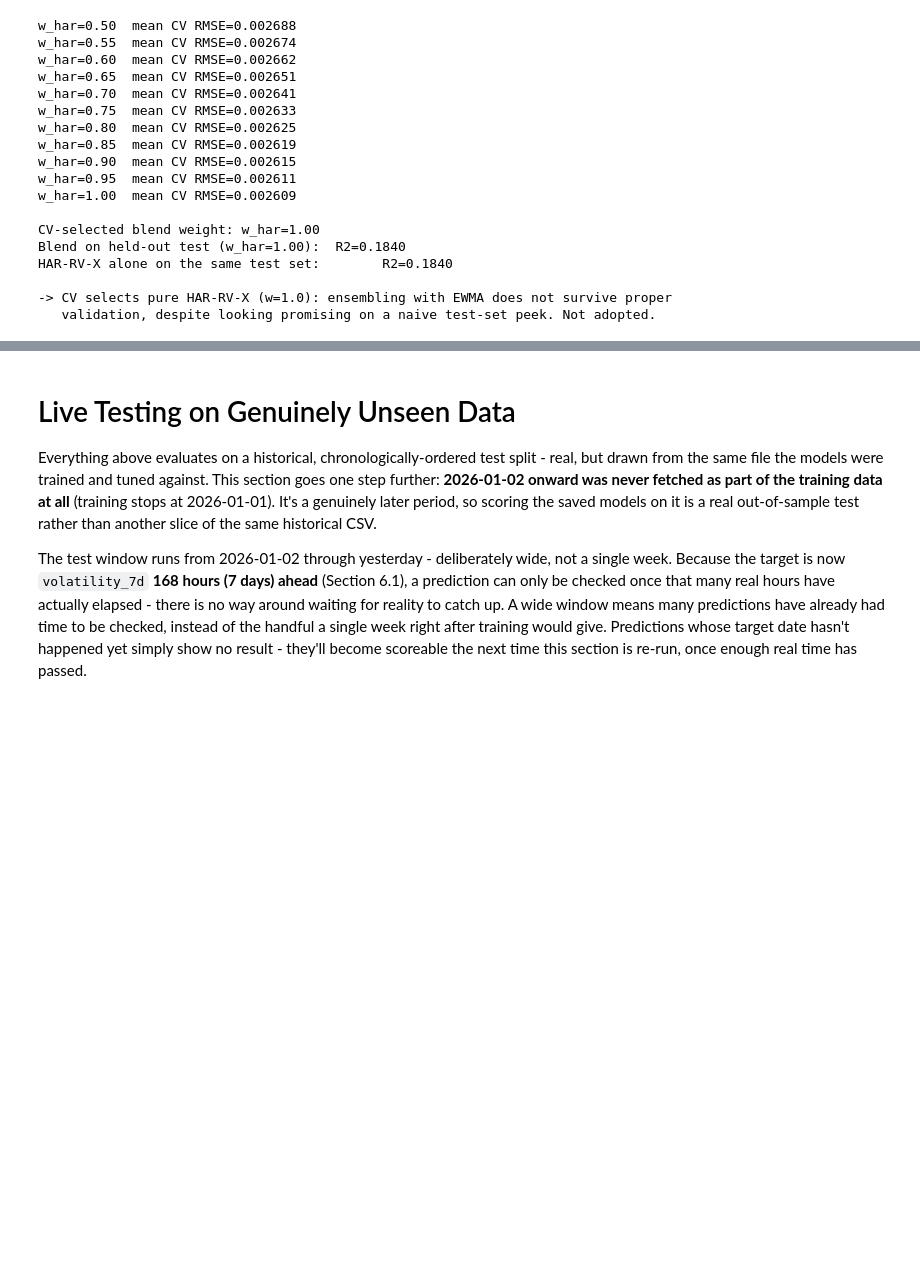
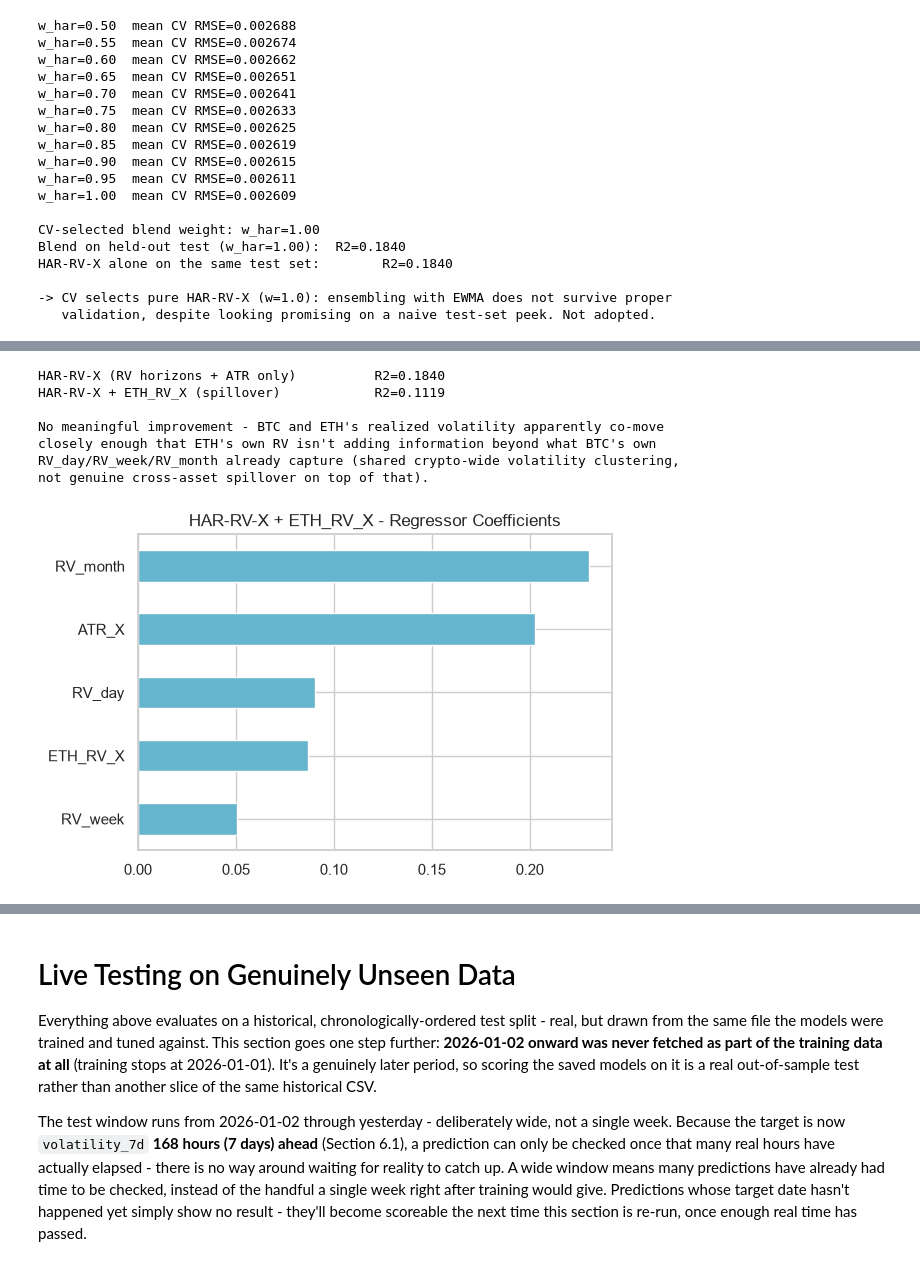
Before and after one commit to mhejairi10/bitcoin-volatility-prediction, a Jupyter notebook: notebooks/capstone-btc-volatility.ipynb, the cells around one changed output, grey strips where cells are left out. Drawn from its saved outputs; the diff is of its cells as text; code cells hidden in the pictures; blank space fills up the shorter version.

```diff
--- a/notebooks/capstone-btc-volatility.ipynb
+++ b/notebooks/capstone-btc-volatility.ipynb
@@ -1041,0 +1128,52 @@ HAR-RV-X alone on the same test set:        R2=0.1840
+# %%
+# Check 5: does ETH's own realized volatility add spillover information for BTC's HAR-RV-X?
+eth_raw = pd.read_csv('data/eth_hourly_ohlcv.csv', parse_dates=['Date']).sort_values('Date').reset_index(drop=True)
+eth_raw['hourly_return'] = eth_raw['Close'].pct_change().replace([np.inf, -np.inf], np.nan)
+eth_raw['eth_volatility_7d'] = eth_raw['hourly_return'].rolling(ROLLING_WINDOW).std()
+
+# Indexed by Date, then mapped onto df_model's own index via df_model['Date'] - preserves
+# df_model's original row labels (NOT .values, which would strip the index and misalign, since
+# har_df keeps a subset of df_model's original index rather than a reset 0..N range).
+eth_series = eth_raw.set_index('Date')['eth_volatility_7d'].shift(1)
+eth_x = df_model['Date'].map(eth_series)
+eth_x.index = df_model.index
+
+base_r2 = r2_score(har_test['target'], har_x_pred)
+trial_df = har_df.copy()
+trial_df['ETH_RV_X'] = eth_x
+trial_df = trial_df.dropna()
+trial_split = int(len(trial_df) * 0.8)
+tr_train, tr_test = trial_df.iloc[:trial_split], trial_df.iloc[trial_split:]
+cols = har_x_cols + ['ETH_RV_X']
+gs = GridSearchCV(Ridge(random_state=RANDOM_STATE), har_ridge_grid, cv=TimeSeriesSplit(n_splits=5),
+                   scoring='neg_root_mean_squared_error', n_jobs=-1)
+gs.fit(tr_train[cols], tr_train['target'])
+pred = gs.best_estimator_.predict(tr_test[cols])
+eth_r2 = r2_score(tr_test['target'], pred)
+
+print(f"HAR-RV-X (RV horizons + ATR only)          R2={base_r2:.4f}")
+print(f"HAR-RV-X + ETH_RV_X (spillover)            R2={eth_r2:.4f}")
+if eth_r2 > base_r2 + 0.005:
+    print(f"\nETH's own volatility carries real spillover information for BTC beyond what BTC's")
+    print(f"own regressors already capture.")
+else:
+    print(f"\nNo meaningful improvement - BTC and ETH's realized volatility apparently co-move")
+    print(f"closely enough that ETH's own RV isn't adding information beyond what BTC's own")
+    print(f"RV_day/RV_week/RV_month already capture (shared crypto-wide volatility clustering,")
+    print(f"not genuine cross-asset spillover on top of that).")
+
+eth_coef = pd.Series(gs.best_estimator_.coef_, index=cols).sort_values(ascending=False)
+eth_coef.plot(kind='barh', figsize=(6, 4), color='#64B5CD')
+plt.title('HAR-RV-X + ETH_RV_X - Regressor Coefficients')
+plt.gca().invert_yaxis()
+plt.tight_layout()
+plt.show()
+# %% [output]
+HAR-RV-X (RV horizons + ATR only)          R2=0.1840
+HAR-RV-X + ETH_RV_X (spillover)            R2=0.1119
+
+No meaningful improvement - BTC and ETH's realized volatility apparently co-move
+closely enough that ETH's own RV isn't adding information beyond what BTC's own
+RV_day/RV_week/RV_month already capture (shared crypto-wide volatility clustering,
+not genuine cross-asset spillover on top of that).
+[figure, added]
```
Also changed, not shown: parts of 11 cells of this notebook, 16 other files.
